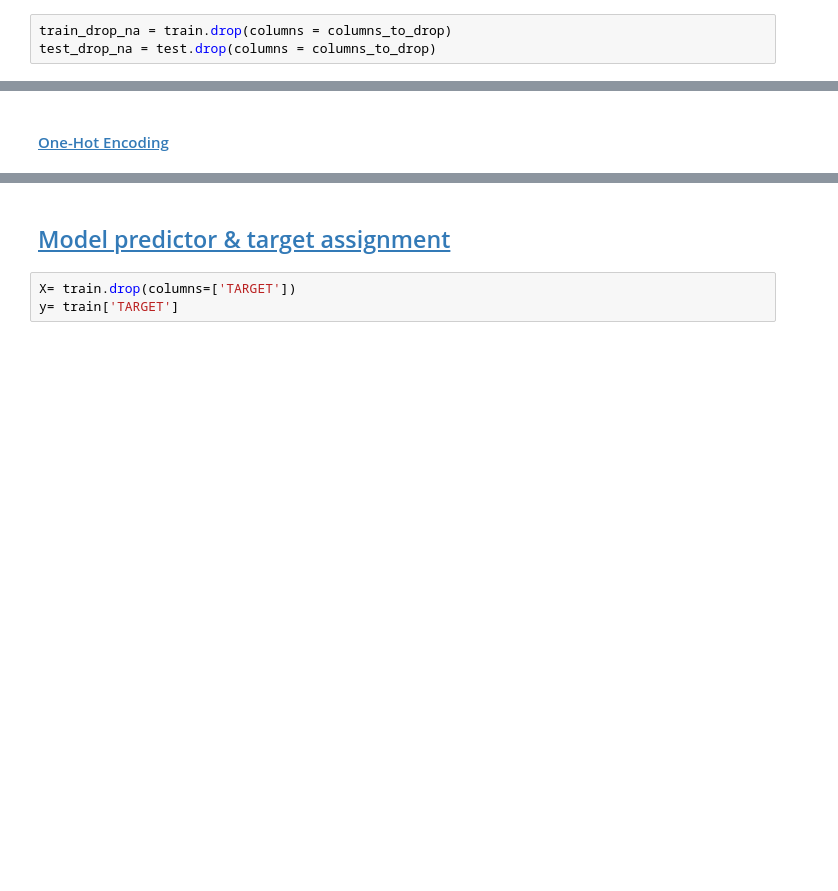
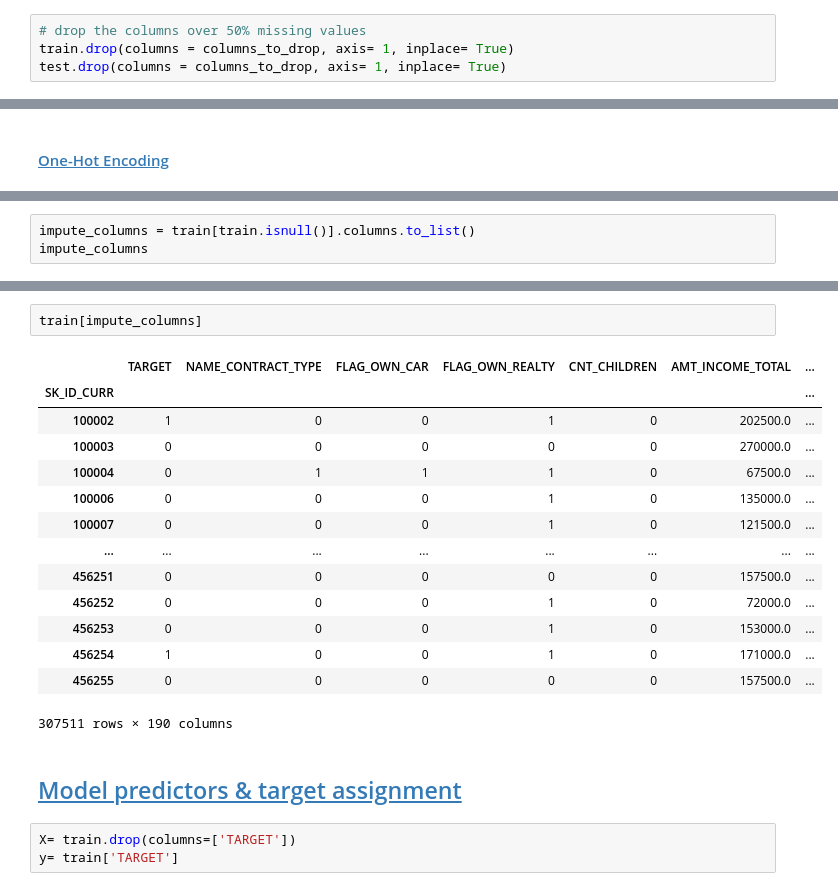
Before and after one commit to dongchanlim/MSBA, a Jupyter notebook: CapstoneProject/src/models/modeling.ipynb, the cells around one changed output, grey strips where cells are left out. Saved outputs shown, nothing was run; the diff lists cells and outputs as text; blank space fills up the shorter version.

```diff
--- a/CapstoneProject/src/models/modeling.ipynb
+++ b/CapstoneProject/src/models/modeling.ipynb
@@ -62,6 +86,7 @@ columns_to_drop
  'LIVINGAREA_AVG',
  'HOUSETYPE_MODE']
 # %%
-train_drop_na = train.drop(columns = columns_to_drop)
-test_drop_na = test.drop(columns = columns_to_drop)
+# drop the columns over 50% missing values
+train.drop(columns = columns_to_drop, axis= 1, inplace= True)
+test.drop(columns = columns_to_drop, axis= 1, inplace= True)
 # %%
@@ -156,0 +182,3 @@ Testing Features shape:  (48744, 238)
+# %%
+impute_columns = train[train.isnull()].columns.to_list()
+impute_columns
@@ -157,5 +203,22 @@ Testing Features shape:  (48744, 238)
+# %%
+train[impute_columns]
+# %% [output]
+|  | TARGET | NAME_CONTRACT_TYPE | FLAG_OWN_CAR | FLAG_OWN_REALTY | CNT_CHILDREN | AMT_INCOME_TOTAL | ... |
+| SK_ID_CURR |  |  |  |  |  |  | ... |
+| 100002 | 1 | 0 | 0 | 1 | 0 | 202500.0 | ... |
+| 100003 | 0 | 0 | 0 | 0 | 0 | 270000.0 | ... |
+| 100004 | 0 | 1 | 1 | 1 | 0 | 67500.0 | ... |
+| 100006 | 0 | 0 | 0 | 1 | 0 | 135000.0 | ... |
+| 100007 | 0 | 0 | 0 | 1 | 0 | 121500.0 | ... |
+| ... | ... | ... | ... | ... | ... | ... | ... |
+| 456251 | 0 | 0 | 0 | 0 | 0 | 157500.0 | ... |
+| 456252 | 0 | 0 | 0 | 1 | 0 | 72000.0 | ... |
+| 456253 | 0 | 0 | 0 | 1 | 0 | 153000.0 | ... |
+| 456254 | 1 | 0 | 0 | 1 | 0 | 171000.0 | ... |
+| 456255 | 0 | 0 | 0 | 0 | 0 | 157500.0 | ... |
+307511 rows × 190 columns
 # %% [markdown]
-## <a id='toc1_6_'></a>[Model predictor & target assignment](#toc0_)
+## <a id='toc1_6_'></a>[Model predictors & target assignment](#toc0_)
 # %%
 X= train.drop(columns=['TARGET'])
 y= train['TARGET']
```
Also changed, not shown: parts of 12 cells of this notebook.
